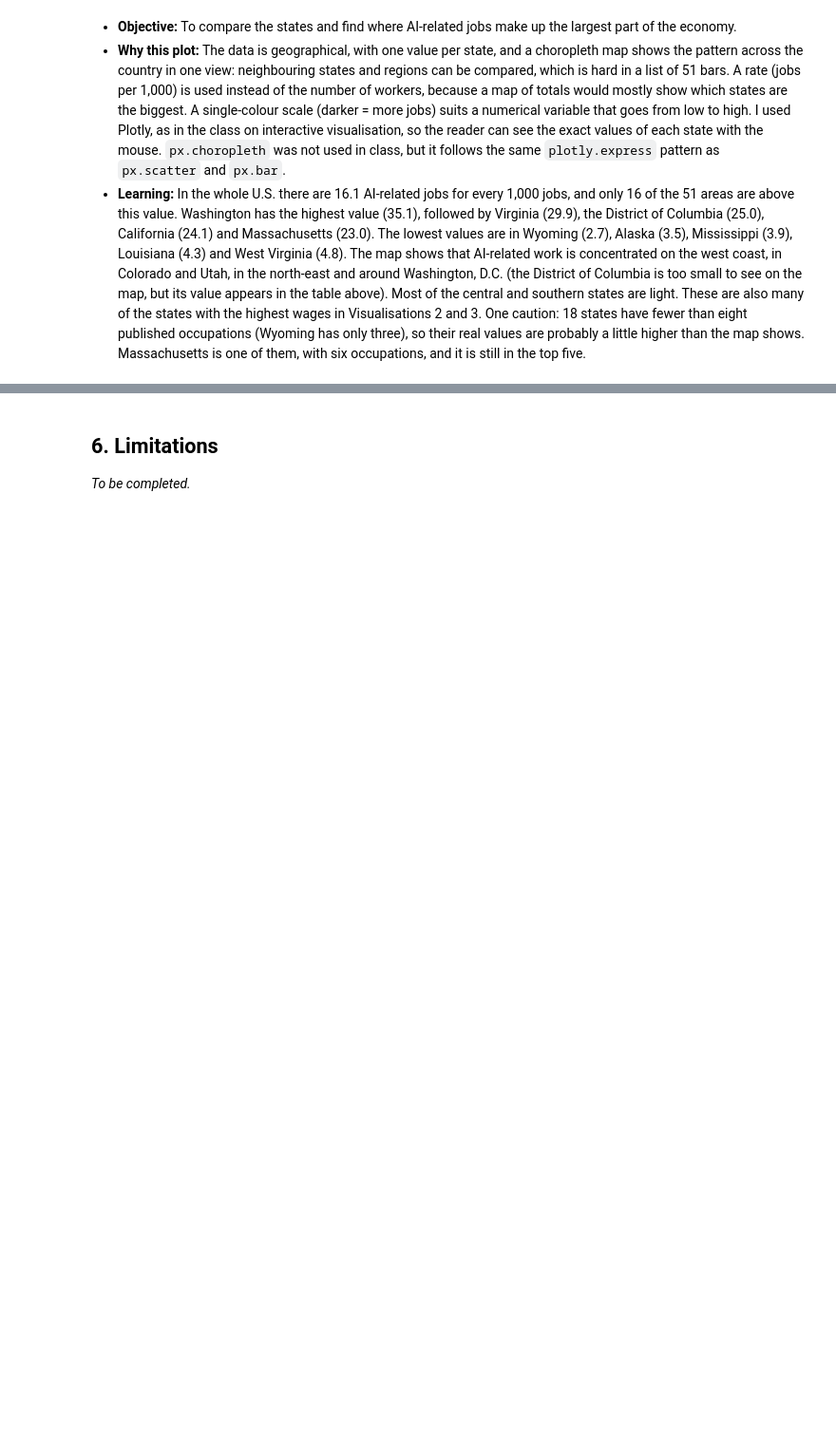
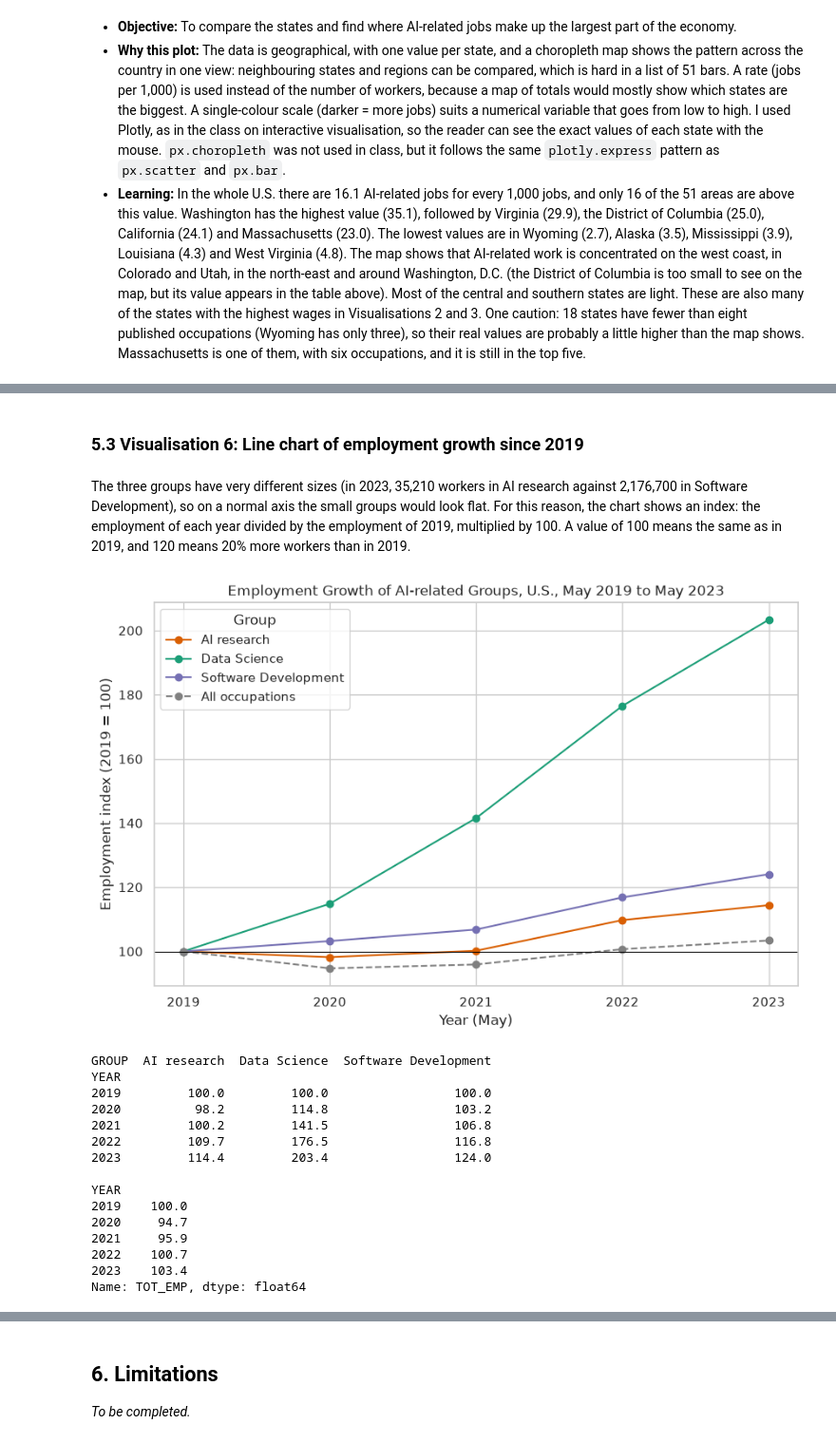
Before and after one commit to MatheusFerreiraL/dvc-ca1-ai-employment, a Jupyter notebook: dvc_ca1_ai_employment.ipynb, the cells around one changed output, grey strips where cells are left out. Shown at 95% size. Saved outputs shown, nothing was run; the diff lists cells and outputs as text; code cells hidden in the pictures; blank space fills up the shorter version.

Commit message:
Add trend analysis May 2019-2023: code matching and three charts

```diff
--- a/dvc_ca1_ai_employment.ipynb
+++ b/dvc_ca1_ai_employment.ipynb
@@ -548,0 +645,12 @@ _To be completed._
+# %%
+# Total wages of each occupation, as in Visualisation 4
+trend["TOTAL_WAGES"] = trend["TOT_EMP"] * trend["A_MEAN"]
+
+# Jobs and wages of each group in each year
+group_year = trend.groupby(["YEAR", "GROUP"])[["TOT_EMP", "TOTAL_WAGES"]].sum().reset_index()
+
+# Mean wage of the group = total wages / number of workers
+group_year["MEAN_WAGE"] = group_year["TOTAL_WAGES"] / group_year["TOT_EMP"]
+
+# Employment of each group, one column per group
+group_year.pivot(index="YEAR", columns="GROUP", values="TOT_EMP")
@@ -548,0 +665,50 @@ _To be completed._
+# %% [markdown]
+### 5.3 Visualisation 6: Line chart of employment growth since 2019
+# %% [markdown]
+The three groups have very different sizes (in 2023, 35,210 workers in AI research against 2,176,700 in Software Development), so on a normal axis the small groups would look flat. For this reason, the chart shows an index: the employment of each year divided by the employment of 2019, multiplied by 100. A value of 100 means the same as in 2019, and 120 means 20% more workers than in 2019.
+# %%
+# Employment of each group in 2019 (the base year)
+base_2019 = group_year[group_year["YEAR"] == 2019].set_index("GROUP")["TOT_EMP"]
+
+# Index: employment of the year / employment in 2019 x 100
+group_year["EMP_INDEX"] = group_year["TOT_EMP"] / group_year["GROUP"].map(base_2019) * 100
+
+# Same index for all occupations in the U.S., for comparison
+total_year = all_years.groupby("YEAR")["TOT_EMP"].sum()
+total_index = total_year / total_year[2019] * 100
+
+# One line for each group
+for group in group_colours:
+    rows = group_year[group_year["GROUP"] == group]
+    plt.plot(rows["YEAR"], rows["EMP_INDEX"], marker="o", color=group_colours[group], label=group)
+
+plt.plot(total_index.index, total_index.values, marker="o", color="grey", linestyle="--", label="All occupations")
+plt.axhline(100, color="black", linewidth=0.8)
+plt.title("Employment Growth of AI-related Groups, U.S., May 2019 to May 2023")
+plt.xlabel("Year (May)")
+plt.ylabel("Employment index (2019 = 100)")
+plt.xticks([2019, 2020, 2021, 2022, 2023])
+plt.legend(title="Group")
+plt.show()
+
+# Index values, rounded
+print(group_year.pivot(index="YEAR", columns="GROUP", values="EMP_INDEX").round(1))
+print()
+print(total_index.round(1))
+# %% [output]
+[figure, added]
+GROUP  AI research  Data Science  Software Development
+YEAR
+2019         100.0         100.0                 100.0
+2020          98.2         114.8                 103.2
+2021         100.2         141.5                 106.8
+2022         109.7         176.5                 116.8
+2023         114.4         203.4                 124.0
+
+YEAR
+2019    100.0
+2020     94.7
+2021     95.9
+2022    100.7
+2023    103.4
+Name: TOT_EMP, dtype: float64
```
Also changed, not shown: parts of 19 cells of this notebook, 1 other file.
